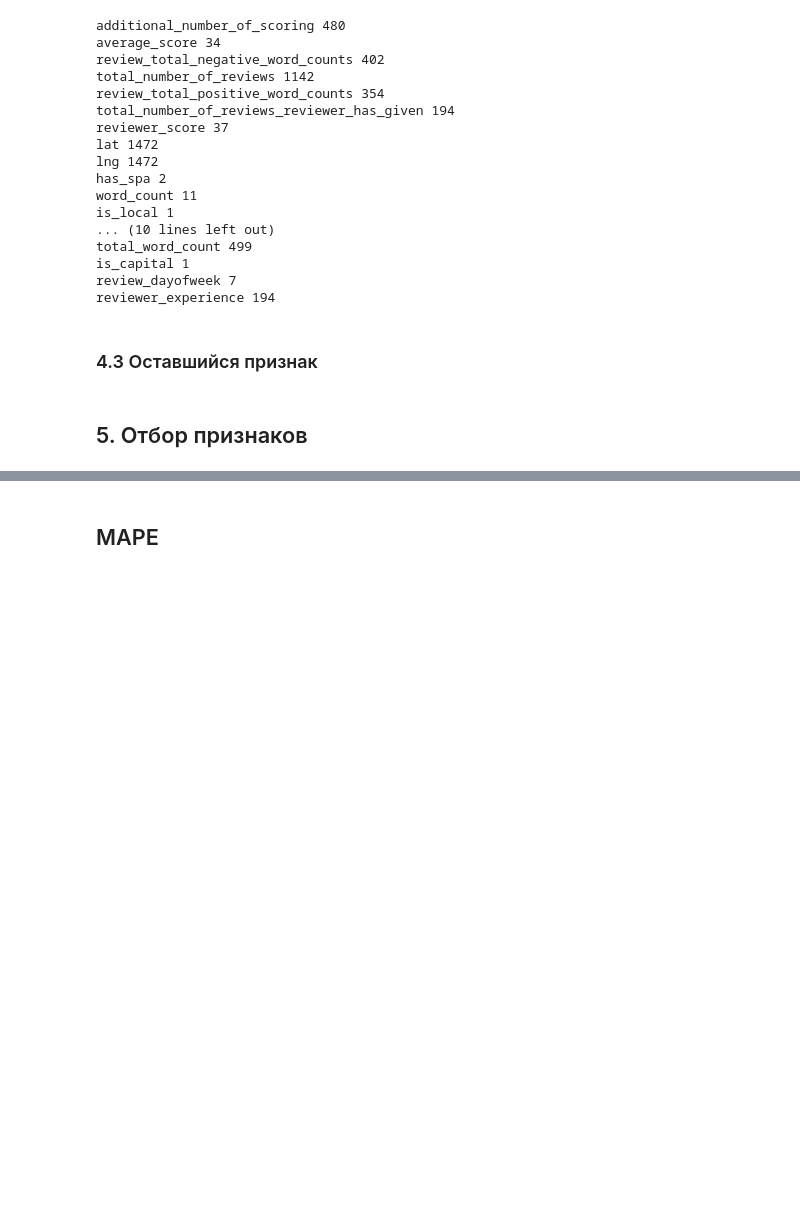
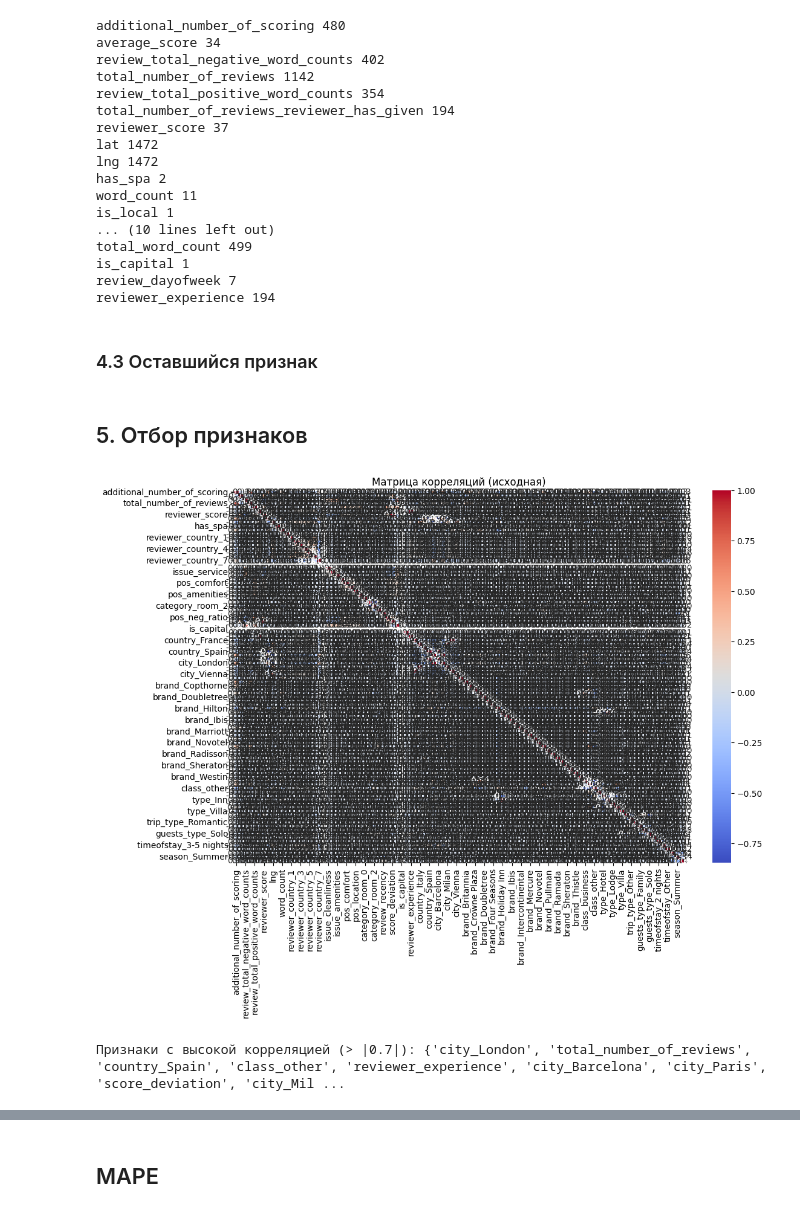
Before and after one commit to UlyanaGru/EDA_project, a Jupyter notebook: EDA_project.ipynb, the cells around one changed output, grey strips where cells are left out. Saved outputs shown, nothing was run; the diff lists cells and outputs as text; code cells hidden in the pictures; blank space fills up the shorter version.

```diff
--- a/EDA_project.ipynb
+++ b/EDA_project.ipynb
@@ -954,3 +950,26 @@ data['review_recency'] = data['review_recency'].map(recency_mapping)
 # %%
 import seaborn as sns
 import matplotlib.pyplot as plt
+# %%
+# Создание корреляционной матрицы
+corr_matrix = data.corr()
+# %%
+# Визуализация матрицы корреляций
+plt.figure(figsize=(12, 8))
+sns.heatmap(corr_matrix, annot=True, cmap='coolwarm', fmt=".2f", linewidths=0.5)
+plt.title("Матрица корреляций (исходная)")
+plt.show()
+# %% [output]
+[figure, added]
+# %%
+# Создаем множество для хранения признаков, которые нужно удалить
+high_corr_features = set()
+# Ищем пары признаков с корреляцией > 0.7 или < -0.7
+for i in range(len(corr_matrix.columns)):
+    for j in range(i):
+        if abs(corr_matrix.iloc[i, j]) > 0.7:
+            colname = corr_matrix.columns[i]
+            high_corr_features.add(colname)
+print("Признаки с высокой корреляцией (> |0.7|):", high_corr_features)
+# %% [output]
+Признаки с высокой корреляцией (> |0.7|): {'city_London', 'total_number_of_reviews', 'country_Spain', 'class_other', 'reviewer_experience', 'city_Barcelona', 'city_Paris', 'score_deviation', 'city_Mil ...
```
Also changed, not shown: parts of 9 cells of this notebook, 3 other files.
